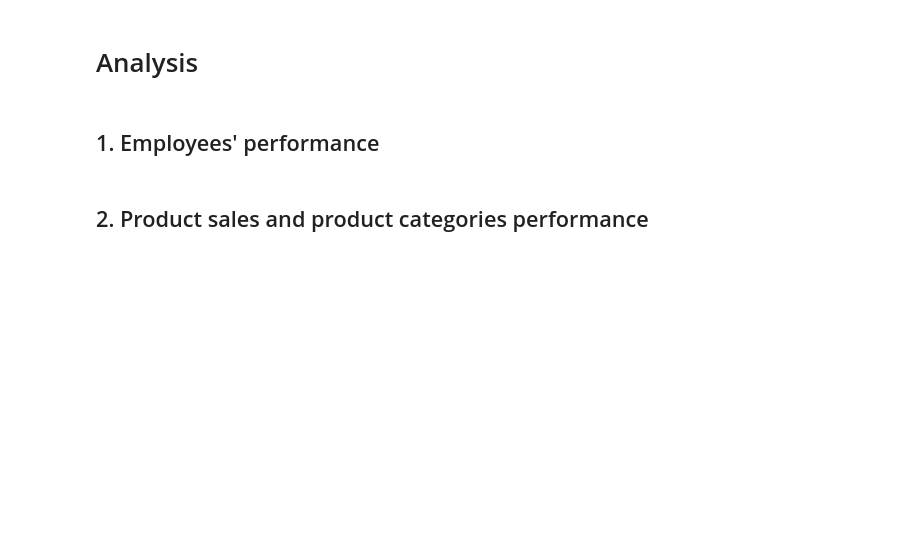
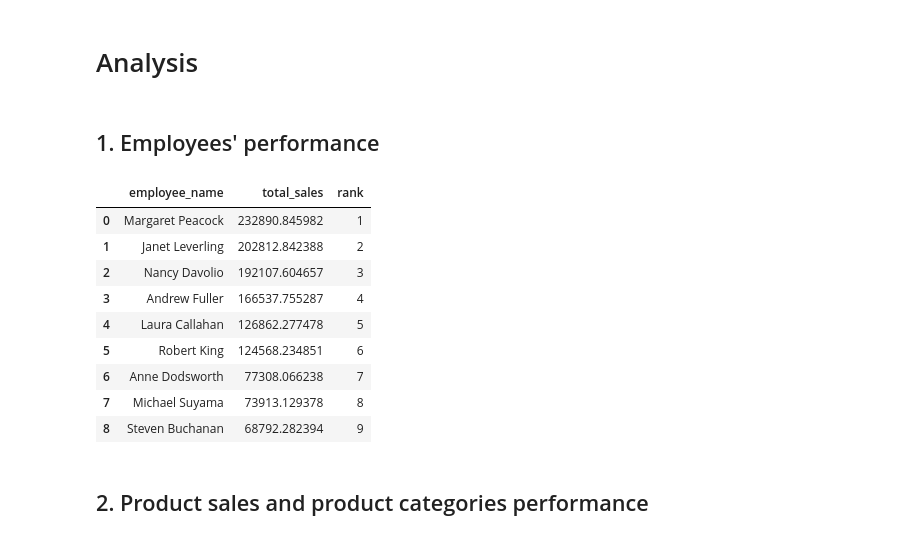
Before and after one commit to 1Elral4/Querying-Databases-with-SQL-and-Python, a Jupyter notebook: Northwind Traders sales analysis.ipynb, the cells around one changed output. Cells and saved outputs as stored; diff of their text form; code cells hidden in the pictures; blank space fills up the shorter version.

```diff
--- a/Northwind Traders sales analysis.ipynb
+++ b/Northwind Traders sales analysis.ipynb
@@ -213,6 +213,64 @@ runQueryPD('select * from orders limit 10')
 # Analysis
 # %% [markdown]
 ## 1. Employees' performance
+# %%
+# Ranking employees' performance
+
+query = """
+
+with orders_full as (
+    select
+
+        e.employee_id,
+        e.first_name || ' ' || e.last_name as employee_name,
+        o.order_id,
+        o.order_date,
+        o.required_date,
+        o.shipped_date,
+        od.unit_price,
+        od.quantity,
+        od.discount,
+        (unit_price * quantity * ( 1 - discount)) as total_unit_sale
+
+    from orders o
+    join order_details od
+        on od.order_id = o.order_id
+    join employees e
+        on e.employee_id = o.employee_id
+
+)
+
+select distinct
+    employee_name,
+    sum(total_unit_sale) total_sales,
+    rank() over(order by sum(total_unit_sale) desc)
+
+from orders_full
+
+group by employee_name
+
+order by 2 desc
+
+limit 20
+
+
+"""
+
+runQueryPsy(query)
+
+# Margaret and Janet are to be recognized
+#  Steven, Michael and Anne might need some training
+# %% [output]
+|  | employee_name | total_sales | rank |
+| 0 | Margaret Peacock | 232890.845982 | 1 |
+| 1 | Janet Leverling | 202812.842388 | 2 |
+| 2 | Nancy Davolio | 192107.604657 | 3 |
+| 3 | Andrew Fuller | 166537.755287 | 4 |
+| 4 | Laura Callahan | 126862.277478 | 5 |
+| 5 | Robert King | 124568.234851 | 6 |
+| 6 | Anne Dodsworth | 77308.066238 | 7 |
+| 7 | Michael Suyama | 73913.129378 | 8 |
+| 8 | Steven Buchanan | 68792.282394 | 9 |
 # %% [markdown]
 ## 2. Product sales and product categories performance
 # %% [markdown]
```
Also changed, not shown: parts of 1 cell of this notebook.
